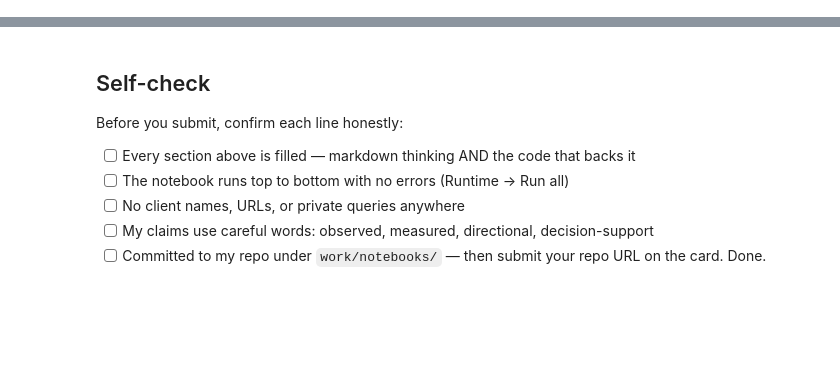
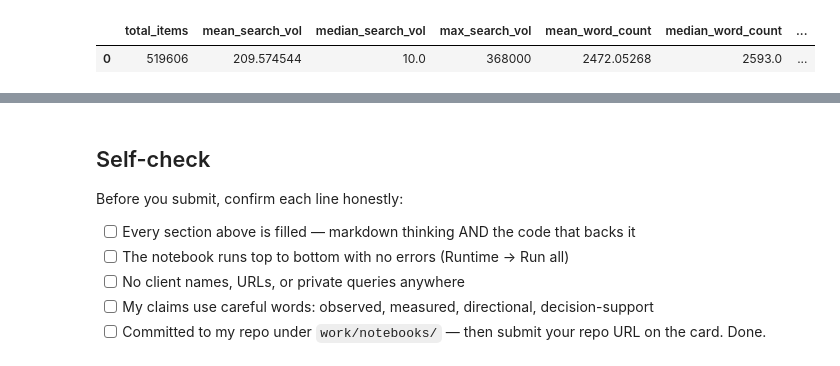
Before and after one commit to nnanwubeikenna-prog/ikenna-flyrank-ml-internship, a Jupyter notebook: work/notebooks/w04_signal_audit.ipynb, the cells around one changed output, grey strips where cells are left out. Cells and saved outputs as stored; diff of their text form; code cells hidden in the pictures; blank space fills up the shorter version.

```diff
--- a/work/notebooks/w04_signal_audit.ipynb
+++ b/work/notebooks/w04_signal_audit.ipynb
@@ -22,0 +15,23 @@ This skeleton is yours to fill. Work the sections **in order** — each one has
+# %%
+from google.colab import userdata
+import duckdb
+
+hf_token = userdata.get('HF_TOKEN')
+con = duckdb.connect()
+con.execute(f"CREATE OR REPLACE SECRET hf (TYPE huggingface, TOKEN '{hf_token}')")
+con.execute("CREATE OR REPLACE VIEW dim_content AS SELECT * FROM read_parquet('hf://datasets/FlyRank/internship-warehouse/dim_content.parquet')")
+
+display(con.sql("""
+    SELECT
+            COUNT(*) AS total_items,
+                    AVG(search_volume) AS mean_search_vol,
+                            MEDIAN(search_volume) AS median_search_vol,
+                                    MAX(search_volume) AS max_search_vol,
+                                            AVG(word_count) AS mean_word_count,
+                                                    MEDIAN(word_count) AS median_word_count,
+                                                            MAX(word_count) AS max_word_count
+                                                                FROM dim_content
+                                                                """).df())
+# %% [output]
+|  | total_items | mean_search_vol | median_search_vol | max_search_vol | mean_word_count | median_word_count | ... |
+| 0 | 519606 | 209.574544 | 10.0 | 368000 | 2472.05268 | 2593.0 | ... |
```
Also changed, not shown: parts of 13 cells of this notebook.
